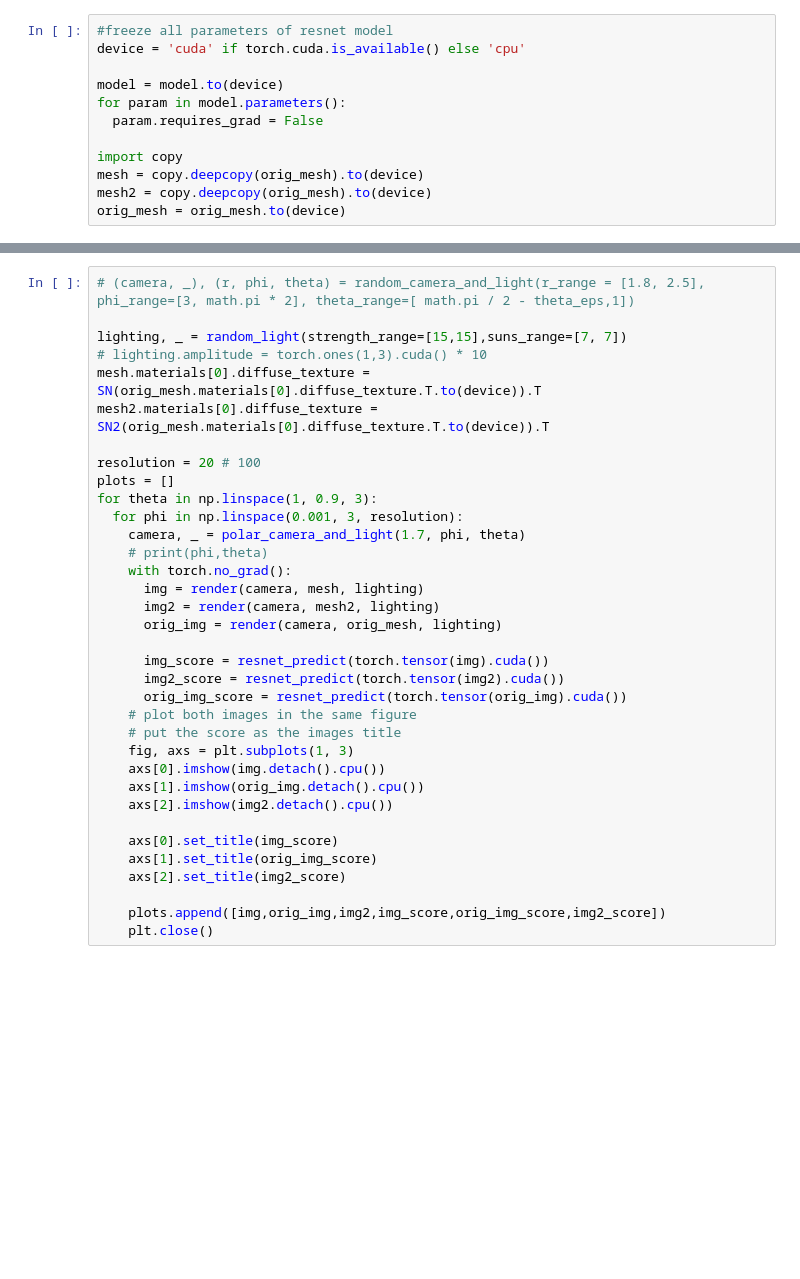
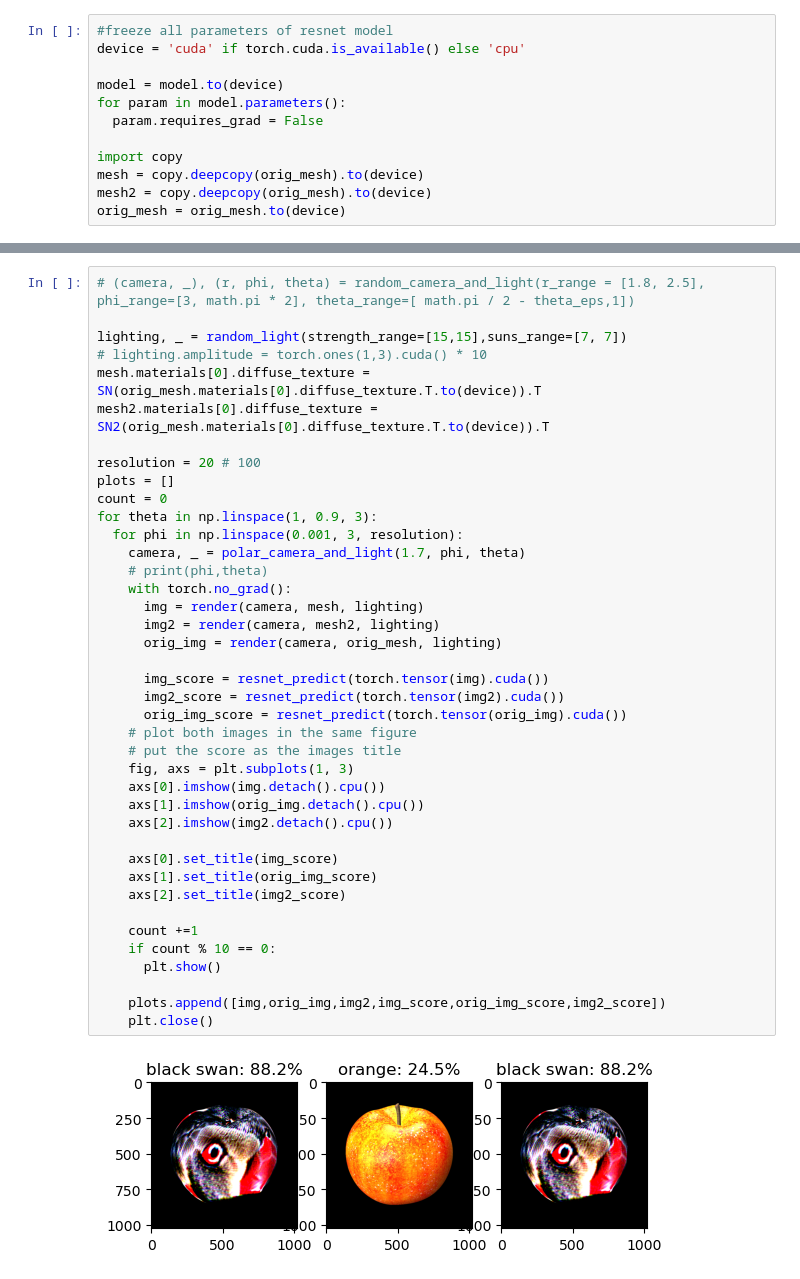
Before and after one commit to Dannynis/AdversarialRendering, a Jupyter notebook: gif.ipynb, the cells around one changed output, grey strips where cells are left out. Cells and saved outputs as stored; diff of their text form; blank space fills up the shorter version.

```diff
--- a/gif.ipynb
+++ b/gif.ipynb
@@ -518,30 +613,37 @@ lighting, _ = random_light(strength_range=[15,15],suns_range=[7, 7])
 mesh.materials[0].diffuse_texture = SN(orig_mesh.materials[0].diffuse_texture.T.to(device)).T
 mesh2.materials[0].diffuse_texture = SN2(orig_mesh.materials[0].diffuse_texture.T.to(device)).T
 
 resolution = 20 # 100
 plots = []
+count = 0
 for theta in np.linspace(1, 0.9, 3):
   for phi in np.linspace(0.001, 3, resolution):
     camera, _ = polar_camera_and_light(1.7, phi, theta)
     # print(phi,theta)
     with torch.no_grad():
       img = render(camera, mesh, lighting)
       img2 = render(camera, mesh2, lighting)
       orig_img = render(camera, orig_mesh, lighting)
 
       img_score = resnet_predict(torch.tensor(img).cuda())
       img2_score = resnet_predict(torch.tensor(img2).cuda())
       orig_img_score = resnet_predict(torch.tensor(orig_img).cuda())
     # plot both images in the same figure
     # put the score as the images title
     fig, axs = plt.subplots(1, 3)
     axs[0].imshow(img.detach().cpu())
     axs[1].imshow(orig_img.detach().cpu())
     axs[2].imshow(img2.detach().cpu())
 
     axs[0].set_title(img_score)
     axs[1].set_title(orig_img_score)
     axs[2].set_title(img2_score)
 
+    count +=1
+    if count % 10 == 0:
+      plt.show()
+
     plots.append([img,orig_img,img2,img_score,orig_img_score,img2_score])
     plt.close()
+# %% [output]
+[figure, added]
```
Also changed, not shown: parts of 25 cells of this notebook, 2 other files.
